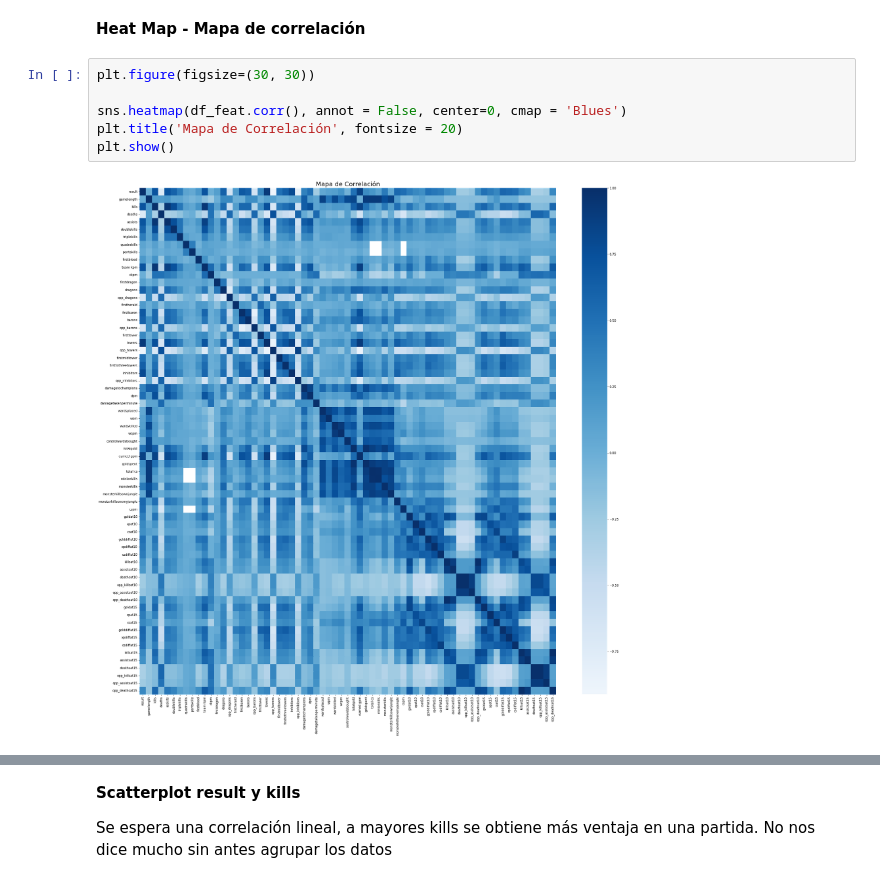
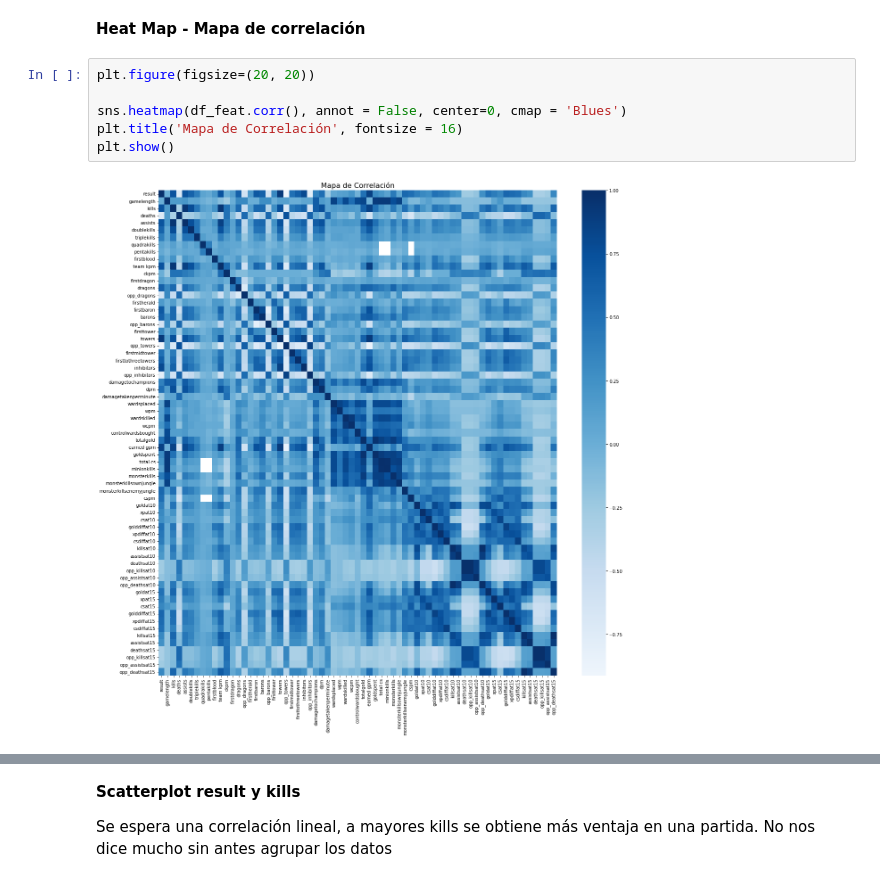
Before and after one commit to cporras/lol-esports, a Jupyter notebook: Notebooks/Analisis_bivariado.ipynb, the cells around one changed output, grey strips where cells are left out. Drawn from its saved outputs; the diff is of its cells as text.

```diff
--- a/Notebooks/Analisis_bivariado.ipynb
+++ b/Notebooks/Analisis_bivariado.ipynb
@@ -44,10 +44,10 @@ Es posible ver el reporte en GitHub: [profile_reporte.html](https://media.github
 # %% [markdown]
 **Heat Map - Mapa de correlación**
 # %%
-plt.figure(figsize=(30, 30))
+plt.figure(figsize=(20, 20))
 
 sns.heatmap(df_feat.corr(), annot = False, center=0, cmap = 'Blues')
-plt.title('Mapa de Correlación', fontsize = 20)
+plt.title('Mapa de Correlación', fontsize = 16)
 plt.show()
 # %% [output]
-[figure, old version]
+[figure, new version]
```
Also changed, not shown: parts of 8 cells of this notebook.
